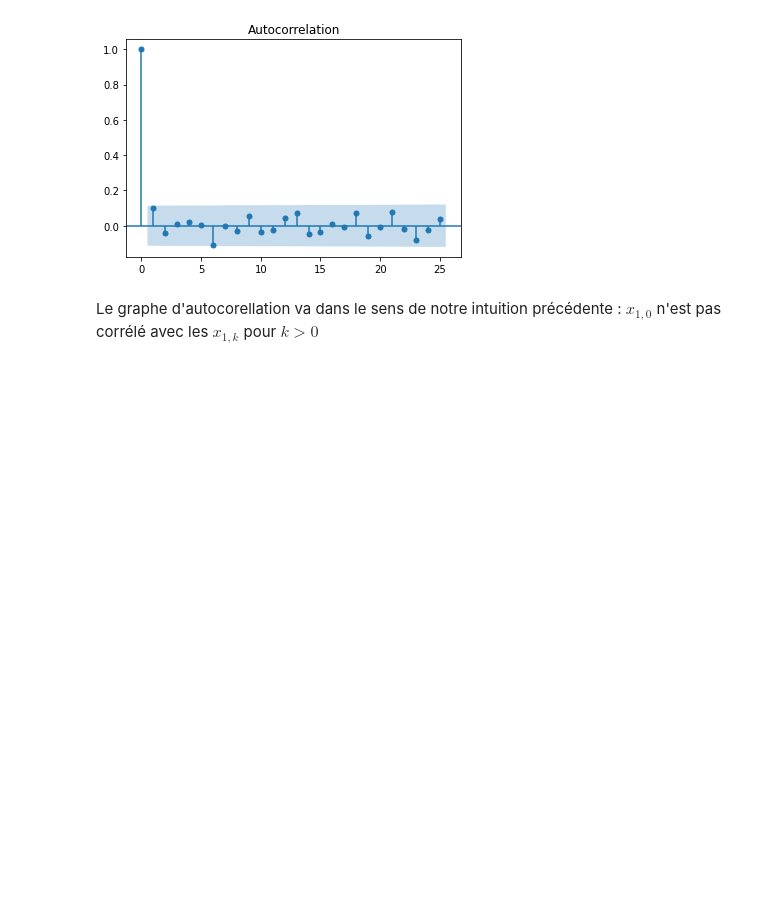
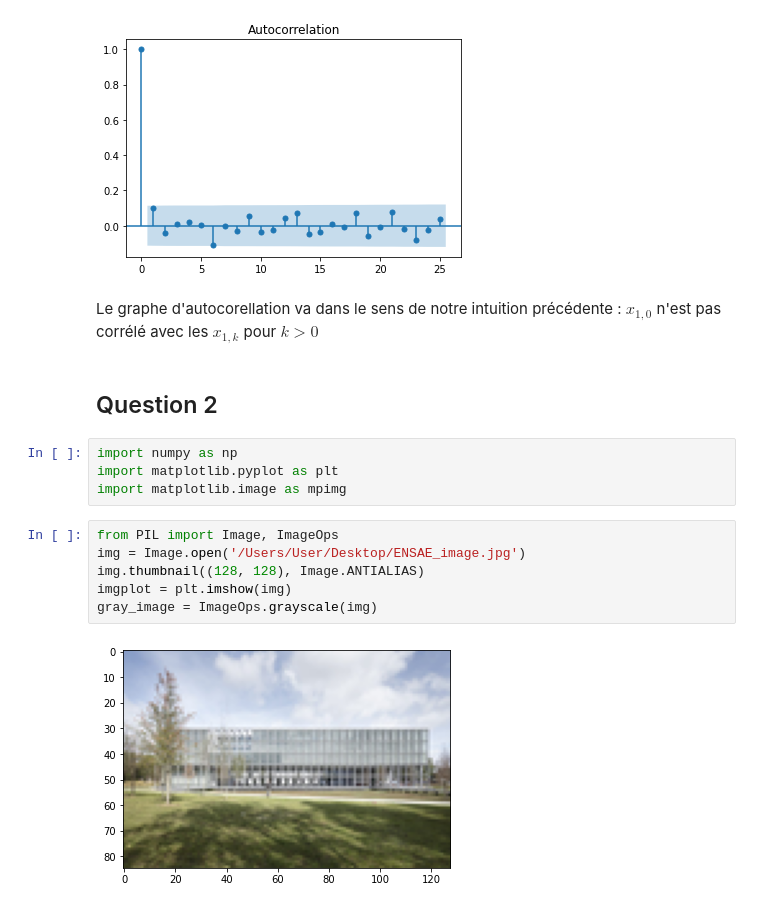
Before and after one commit to WLDCH/Monte_Carlo_Compression_image, a Jupyter notebook: Monte-Carlo Notebook.ipynb, the cells around one changed output. Saved outputs shown, nothing was run; the diff lists cells and outputs as text; blank space fills up the shorter version.

```diff
--- a/Monte-Carlo Notebook.ipynb
+++ b/Monte-Carlo Notebook.ipynb
@@ -82,3 +82,17 @@ gibbs.acf_plot(nb_sample=300, composante=0, start=0)
 [figure]
 # %% [markdown]
 Le graphe d'autocorellation va dans le sens de notre intuition précédente : $x_{1,0}$ n'est pas corrélé avec les $x_{1,k}$ pour $k>0$
+# %% [markdown]
+## Question 2
+# %%
+import numpy as np
+import matplotlib.pyplot as plt
+import matplotlib.image as mpimg
+# %%
+from PIL import Image, ImageOps
+img = Image.open('/Users/User/Desktop/ENSAE_image.jpg')
+img.thumbnail((128, 128), Image.ANTIALIAS)
+imgplot = plt.imshow(img)
+gray_image = ImageOps.grayscale(img)
+# %% [output]
+[figure, added]
```
Also changed, not shown: parts of 11 cells of this notebook.
